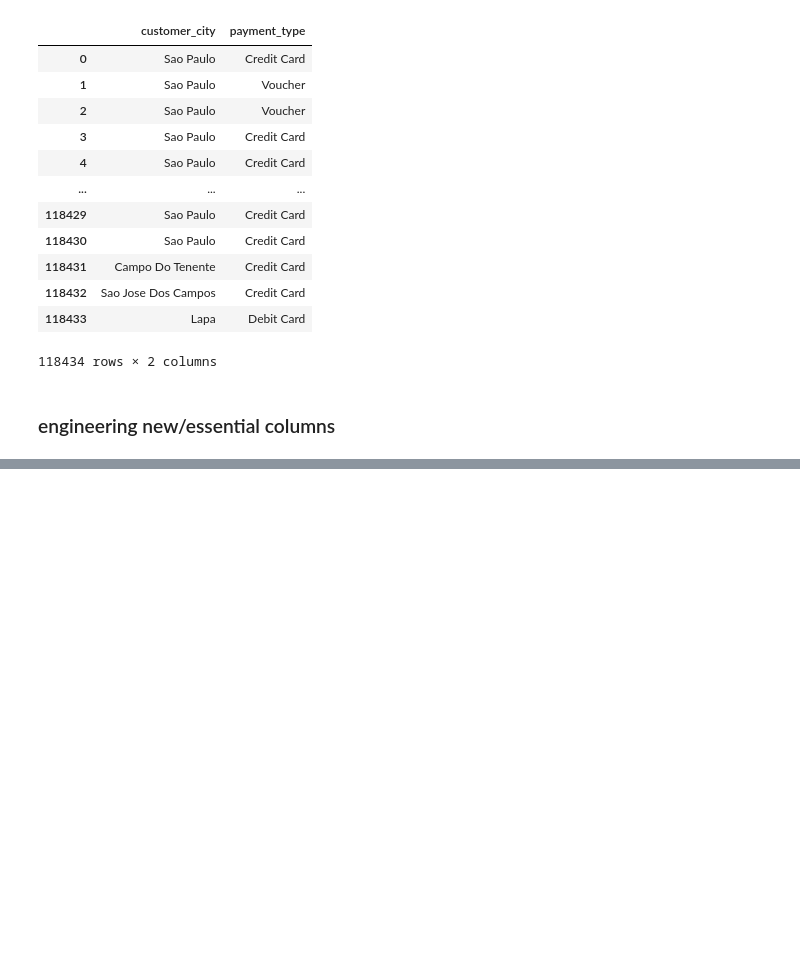
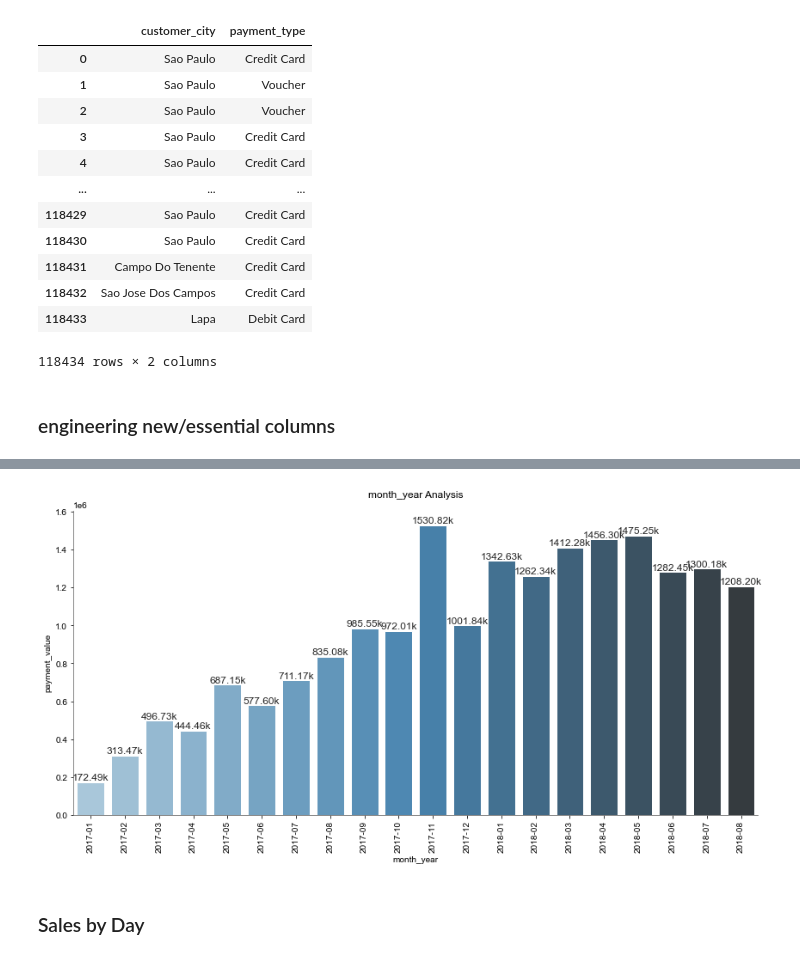
Before and after one commit to Sogum0503/-_-, a Jupyter notebook: PROJECT/Olist_E-Commorce_DA_Project.ipynb, the cells around one changed output, grey strips where cells are left out. Drawn from its saved outputs; the diff is of its cells as text; code cells hidden in the pictures; blank space fills up the shorter version.

```diff
--- a/PROJECT/Olist_E-Commorce_DA_Project.ipynb
+++ b/PROJECT/Olist_E-Commorce_DA_Project.ipynb
@@ -198,0 +392,4 @@ df[['customer_city','payment_type']]
+# %%
+# dropping missing values
+df.dropna(inplace = True)
+df.isnull().values.any()
@@ -198,0 +429,2 @@ df[['customer_city','payment_type']]
+# %%
+df = df.query("month_year != '2016-10' and month_year != '2016-12'")
@@ -198,0 +452,5 @@ df[['customer_city','payment_type']]
+# %%
+# calculate Revenue for each row and create a new dataframe with YearMonth - Revenue columns
+# reset_index() : 행 인덱스 초기화
+df_revenue = df.groupby(['month_year'])['payment_value'].sum().reset_index()
+df_revenue
@@ -198,0 +477,7 @@ df[['customer_city','payment_type']]
+# %%
+# calculating for monthly revenue growth rate
+# using pct_change() function to see monthly percentage change
+# pct_change : 한 객체 내에서 행과 행의 차이를 현재값과 백분율로 출력하는 메서드
+## (다음행-현재행) % 현재행
+df_revenue['MonthlyGrowth'] = df_revenue['payment_value'].pct_change()
+df_revenue
@@ -198,0 +502,10 @@ df[['customer_city','payment_type']]
+# %%
+fig, ax = plt.subplots(figsize = (12,6))
+sns.set(palette = 'muted', color_codes = True, style='whitegrid')
+bar_plot(x = 'month_year', y = 'payment_value', df = df_revenue, value = True)
+ax.tick_params(axis = 'x', labelrotation = 90)
+plt.show()
+# %% [output]
+[figure, added]
+# %% [markdown]
+### Sales by Day
```
Also changed, not shown: parts of 88 cells of this notebook.
